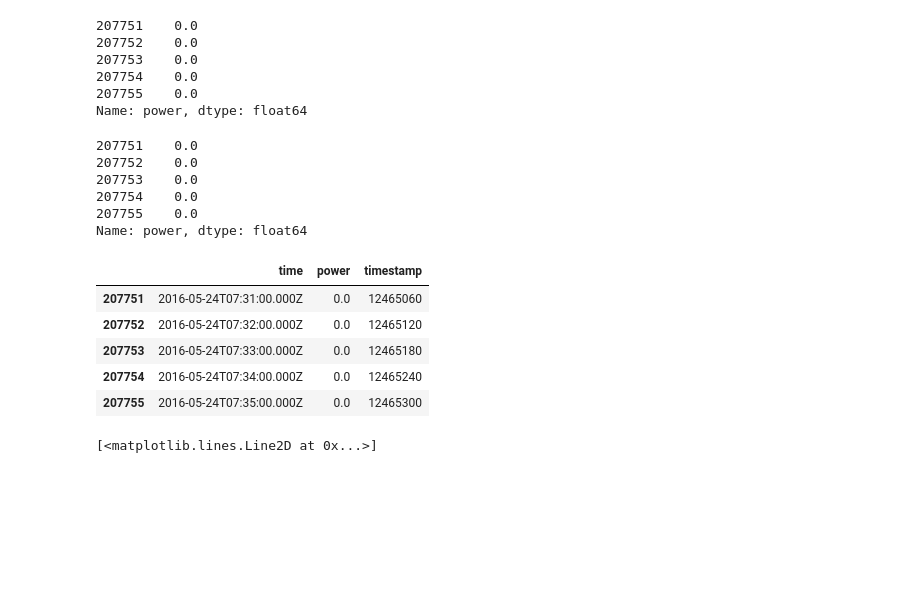
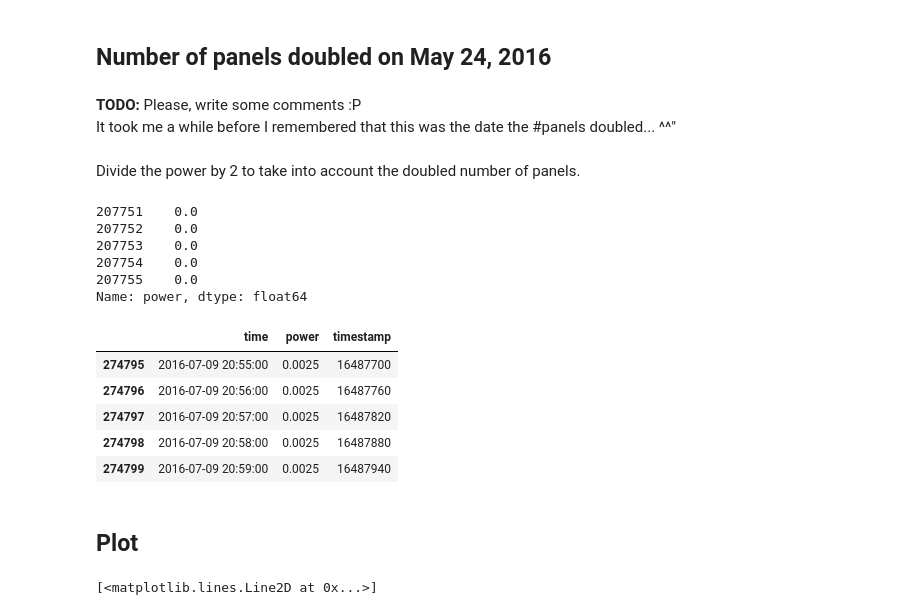
Before and after one commit to e-bug/solarity, a Jupyter notebook: learning/irradianceToPower.ipynb, the cells around one changed output. Saved outputs shown, nothing was run; the diff lists cells and outputs as text; code cells hidden in the pictures; blank space fills up the shorter version.

Commit message:
Review irradiance_to_power notebook

```diff
--- a/learning/irradianceToPower.ipynb
+++ b/learning/irradianceToPower.ipynb
@@ -45 +115,6 @@ irrad['timestamp'] = seconds
+# %% [markdown]
+## Number of panels doubled on May 24, 2016
+# %% [markdown]
+**TODO:** Please, write some comments :P <br>
+It took me a while before I remembered that this was the date the #panels doubled... ^^"
 # %%
@@ -47,8 +122,12 @@ ts_double = get_timestamp_from_time(2016,5,24,7,31,0)
+# %%
+ts_double_panels = get_timestamp_from_time(new_panels_date)
 # %%
-indx = power[power.timestamp >= ts_double].index
+indx = power[power.timestamp >= ts_double_panels].index
+# %% [markdown]
+Divide the power by 2 to take into account the doubled number of panels.
 # %%
-x = power.loc[power.timestamp >= ts_double]['power']
-x.head()
+y = power.loc[power.timestamp >= ts_double_panels]['power'] / 2
+y.head()
 # %% [output]
 207751    0.0
 207752    0.0
@@ -56,27 +135,19 @@ x.head()
 207754    0.0
 207755    0.0
 Name: power, dtype: float64
-# %%
-y = power.loc[power.timestamp >= ts_double]['power'] /2
-y.head()
-# %% [output]
-207751    0.0
-207752    0.0
-207753    0.0
-207754    0.0
-207755    0.0
-Name: power, dtype: float64
 # %%
 power.ix[power.timestamp >= ts_double, 'power'] = y
 # %%
-power.loc[indx].head()
+power.loc[indx].tail()
 # %% [output]
 |  | time | power | timestamp |
-| 207751 | 2016-05-24T07:31:00.000Z | 0.0 | 12465060 |
-| 207752 | 2016-05-24T07:32:00.000Z | 0.0 | 12465120 |
-| 207753 | 2016-05-24T07:33:00.000Z | 0.0 | 12465180 |
-| 207754 | 2016-05-24T07:34:00.000Z | 0.0 | 12465240 |
-| 207755 | 2016-05-24T07:35:00.000Z | 0.0 | 12465300 |
+| 274795 | 2016-07-09 20:55:00 | 0.0025 | 16487700 |
+| 274796 | 2016-07-09 20:56:00 | 0.0025 | 16487760 |
+| 274797 | 2016-07-09 20:57:00 | 0.0025 | 16487820 |
+| 274798 | 2016-07-09 20:58:00 | 0.0025 | 16487880 |
+| 274799 | 2016-07-09 20:59:00 | 0.0025 | 16487940 |
+# %% [markdown]
+## Plot
 # %%
 plt.plot(power['timestamp'], irrad['irradiance'])
 # %% [output]
```
Also changed, not shown: parts of 41 cells of this notebook.
